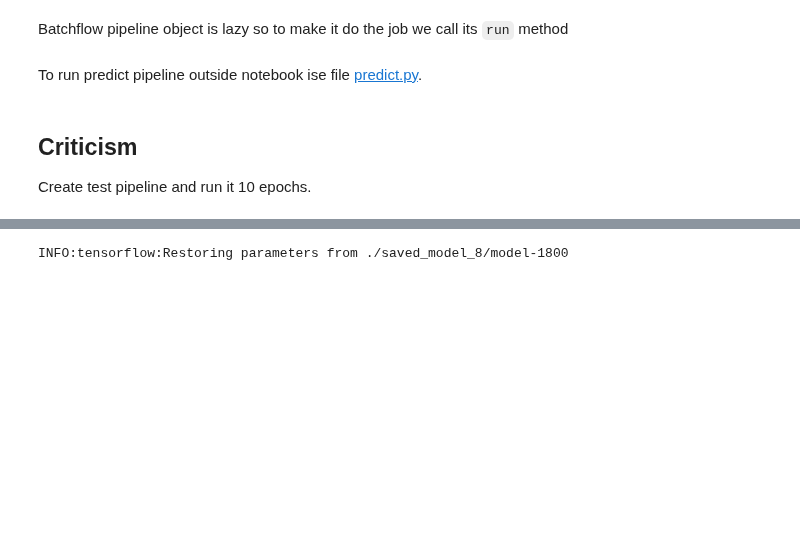
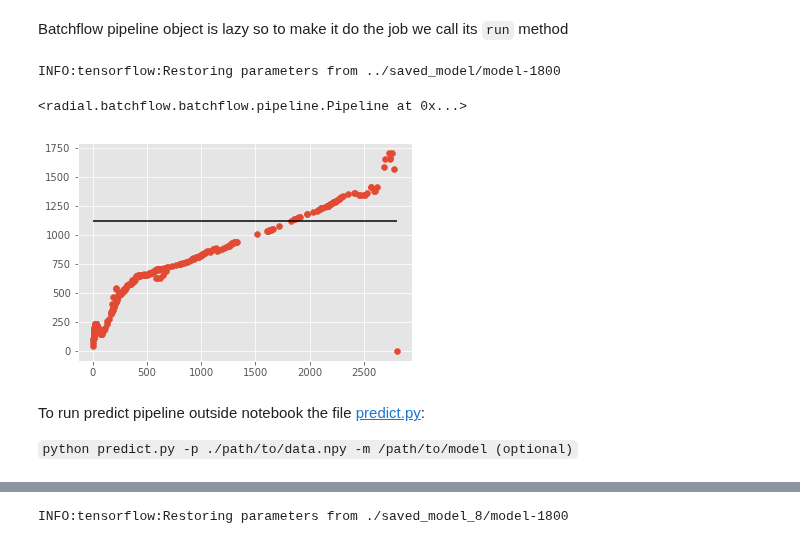
Before and after one commit to analysiscenter/radial, a Jupyter notebook: research/model_description.ipynb, the cells around one changed output, grey strips where cells are left out. Saved outputs shown, nothing was run; the diff lists cells and outputs as text; code cells hidden in the pictures; blank space fills up the shorter version.

Commit message:
add plot

```diff
--- a/research/model_description.ipynb
+++ b/research/model_description.ipynb
@@ -208,6 +208,9 @@ To make predictions on new data first we load time and derivarive data as numpy
 new_log_data = np.load('../radial/tests/data/new_log.npz')
 time = new_log_data['time']
 derivative = new_log_data['derivative']
+
+time = np.array([time, time] + [None])[:-1]
+derivative = np.array([derivative, derivative] + [None])[:-1]
 # %%
 dataset = Dataset(index=1, batch_class=RadialBatch)
 # %% [markdown]
@@ -224,6 +227,8 @@ prep_pipeline = (Pipeline()
                     )
 # %% [markdown]
 Having trained model saved on some disk path `model_path` use the following pipeline to get model prediction:
+# %%
+model_path = '../saved_model/'
 # %%
 predict_pipeline = prep_pipeline + (Pipeline()
                      .init_variable('predictions', init_on_each_run=list)
@@ -244,11 +249,18 @@ predict_pipeline = prep_pipeline + (Pipeline()
 Batchflow pipeline object is lazy so to make it do the job we call its `run` method
 # %%
 predict_pipeline.run(1, n_epochs=10)
+# %% [output]
+INFO:tensorflow:Restoring parameters from ../saved_model/model-1800
+<radial.batchflow.batchflow.pipeline.Pipeline at 0x...>
 # %%
-radial_mode = np.mean(np.array(test_pipeline.get_variable('predictions')))
+radial_mode = np.mean(np.array(predict_pipeline.get_variable('predictions')))
+# %%
+plt.scatter(time, derivative)
+plt.hlines(radial_mode, min(time), max(time))
+plt.show()
+# %% [output]
+[figure, added]
 # %% [markdown]
-To run predict pipeline outside notebook ise file [predict.py](https://github.com/analysiscenter/radial/blob/modify_structure/prod/predict.py).
+To run predict pipeline outside notebook the file [predict.py](https://github.com/analysiscenter/radial/blob/modify_structure/prod/predict.py):
+
+`python predict.py -p ./path/to/data.npy -m /path/to/model (optional)`
-# %% [markdown]
-## Criticism
-
-Create test pipeline and run it 10 epochs.
```
Also changed, not shown: parts of 4 cells of this notebook.
